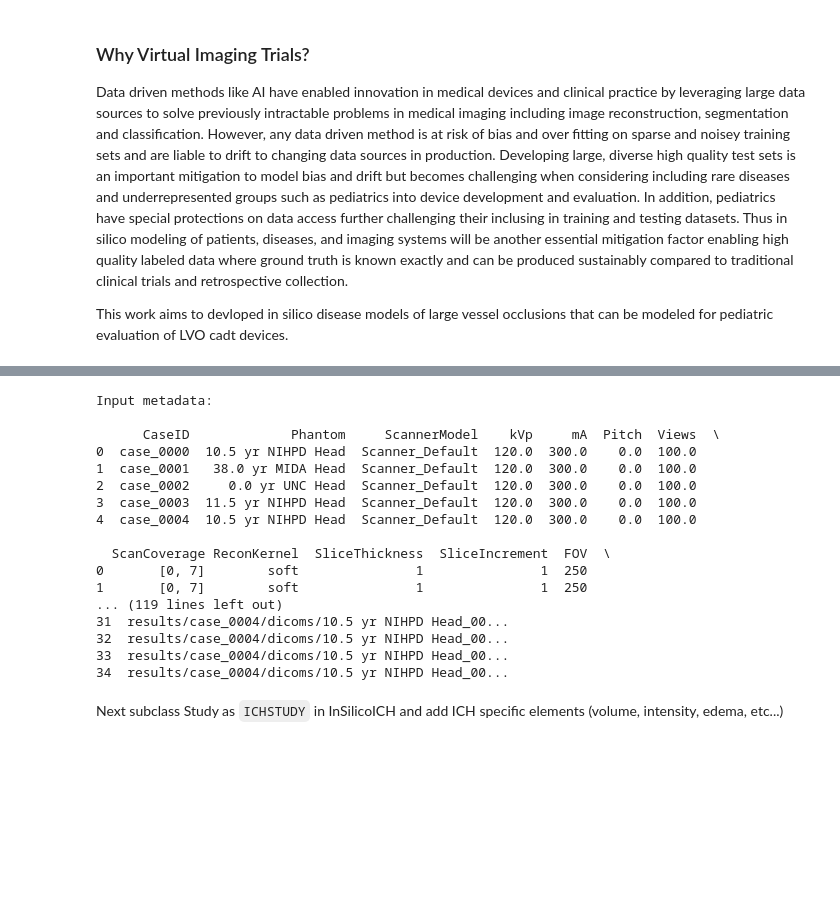
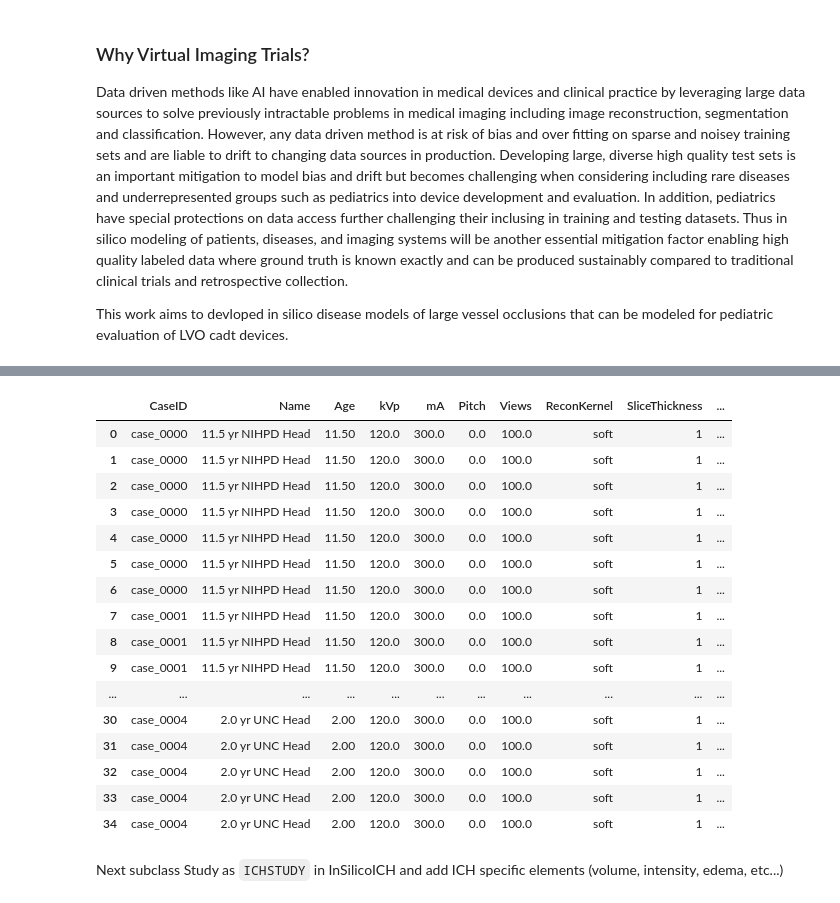
Before and after one commit to DIDSR/VITools, a Jupyter notebook: notebooks/03_studies.ipynb, the cells around one changed output, grey strips where cells are left out. Saved outputs shown, nothing was run; the diff lists cells and outputs as text; code cells hidden in the pictures; blank space fills up the shorter version.

```diff
--- a/notebooks/03_studies.ipynb
+++ b/notebooks/03_studies.ipynb
@@ -308,22 +473,22 @@ fov size: 250
 # %%
-study
+study.results
 # %% [output]
-Input metadata:
-
-      CaseID             Phantom     ScannerModel    kVp     mA  Pitch  Views  \
-0  case_0000  10.5 yr NIHPD Head  Scanner_Default  120.0  300.0    0.0  100.0
-1  case_0001   38.0 yr MIDA Head  Scanner_Default  120.0  300.0    0.0  100.0
-2  case_0002     0.0 yr UNC Head  Scanner_Default  120.0  300.0    0.0  100.0
-3  case_0003  11.5 yr NIHPD Head  Scanner_Default  120.0  300.0    0.0  100.0
-4  case_0004  10.5 yr NIHPD Head  Scanner_Default  120.0  300.0    0.0  100.0
-
-  ScanCoverage ReconKernel  SliceThickness  SliceIncrement  FOV  \
-0       [0, 7]        soft               1               1  250
-1       [0, 7]        soft               1               1  250
-... (119 lines left out)
-31  results/case_0004/dicoms/10.5 yr NIHPD Head_00...
-32  results/case_0004/dicoms/10.5 yr NIHPD Head_00...
-33  results/case_0004/dicoms/10.5 yr NIHPD Head_00...
-34  results/case_0004/dicoms/10.5 yr NIHPD Head_00...
+|  | CaseID | Name | Age | kVp | mA | Pitch | Views | ReconKernel | SliceThickness | ... |
+| 0 | case_0000 | 11.5 yr NIHPD Head | 11.50 | 120.0 | 300.0 | 0.0 | 100.0 | soft | 1 | ... |
+| 1 | case_0000 | 11.5 yr NIHPD Head | 11.50 | 120.0 | 300.0 | 0.0 | 100.0 | soft | 1 | ... |
+| 2 | case_0000 | 11.5 yr NIHPD Head | 11.50 | 120.0 | 300.0 | 0.0 | 100.0 | soft | 1 | ... |
+| 3 | case_0000 | 11.5 yr NIHPD Head | 11.50 | 120.0 | 300.0 | 0.0 | 100.0 | soft | 1 | ... |
+| 4 | case_0000 | 11.5 yr NIHPD Head | 11.50 | 120.0 | 300.0 | 0.0 | 100.0 | soft | 1 | ... |
+| 5 | case_0000 | 11.5 yr NIHPD Head | 11.50 | 120.0 | 300.0 | 0.0 | 100.0 | soft | 1 | ... |
+| 6 | case_0000 | 11.5 yr NIHPD Head | 11.50 | 120.0 | 300.0 | 0.0 | 100.0 | soft | 1 | ... |
+| 7 | case_0001 | 11.5 yr NIHPD Head | 11.50 | 120.0 | 300.0 | 0.0 | 100.0 | soft | 1 | ... |
+| 8 | case_0001 | 11.5 yr NIHPD Head | 11.50 | 120.0 | 300.0 | 0.0 | 100.0 | soft | 1 | ... |
+| 9 | case_0001 | 11.5 yr NIHPD Head | 11.50 | 120.0 | 300.0 | 0.0 | 100.0 | soft | 1 | ... |
+| ... | ... | ... | ... | ... | ... | ... | ... | ... | ... | ... |
+| 30 | case_0004 | 2.0 yr UNC Head | 2.00 | 120.0 | 300.0 | 0.0 | 100.0 | soft | 1 | ... |
+| 31 | case_0004 | 2.0 yr UNC Head | 2.00 | 120.0 | 300.0 | 0.0 | 100.0 | soft | 1 | ... |
+| 32 | case_0004 | 2.0 yr UNC Head | 2.00 | 120.0 | 300.0 | 0.0 | 100.0 | soft | 1 | ... |
+| 33 | case_0004 | 2.0 yr UNC Head | 2.00 | 120.0 | 300.0 | 0.0 | 100.0 | soft | 1 | ... |
+| 34 | case_0004 | 2.0 yr UNC Head | 2.00 | 120.0 | 300.0 | 0.0 | 100.0 | soft | 1 | ... |
 # %% [markdown]
 Next subclass Study as `ICHSTUDY` in InSilicoICH and add ICH specific elements (volume, intensity, edema, etc...)
```
Also changed, not shown: parts of 8 cells of this notebook, 3 other files.
